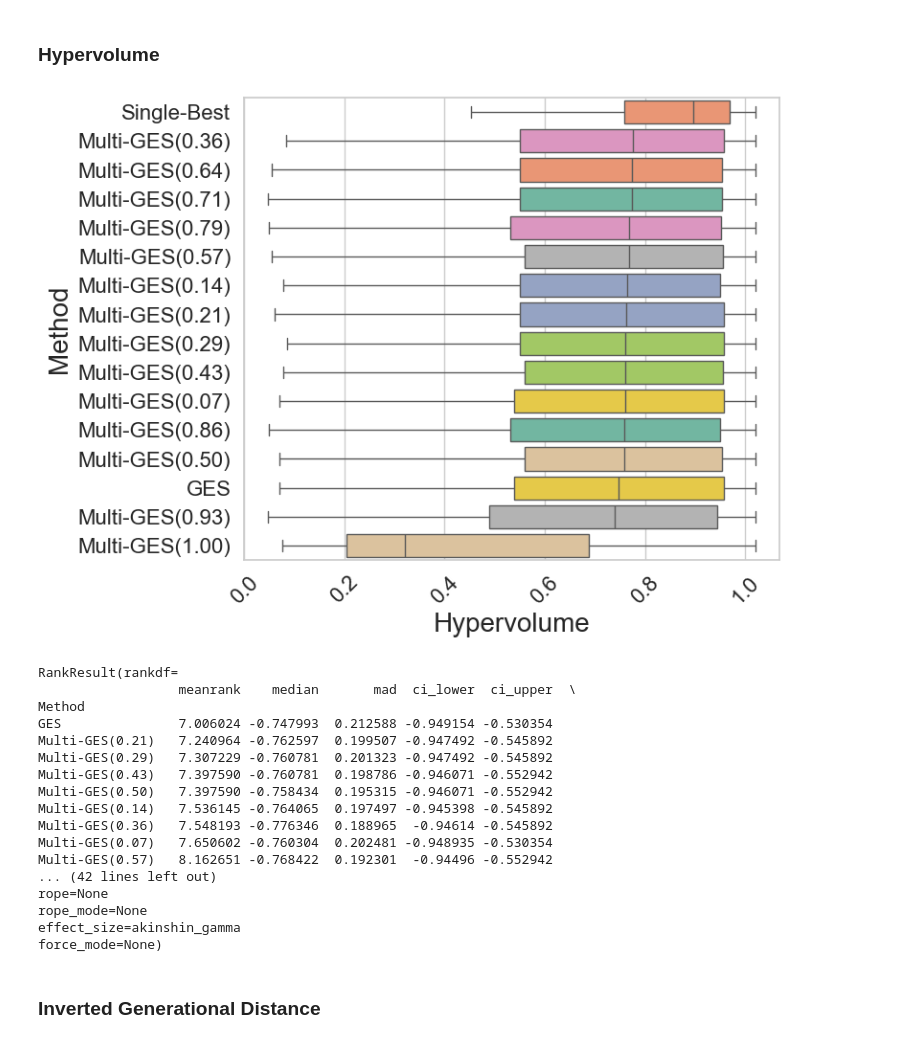
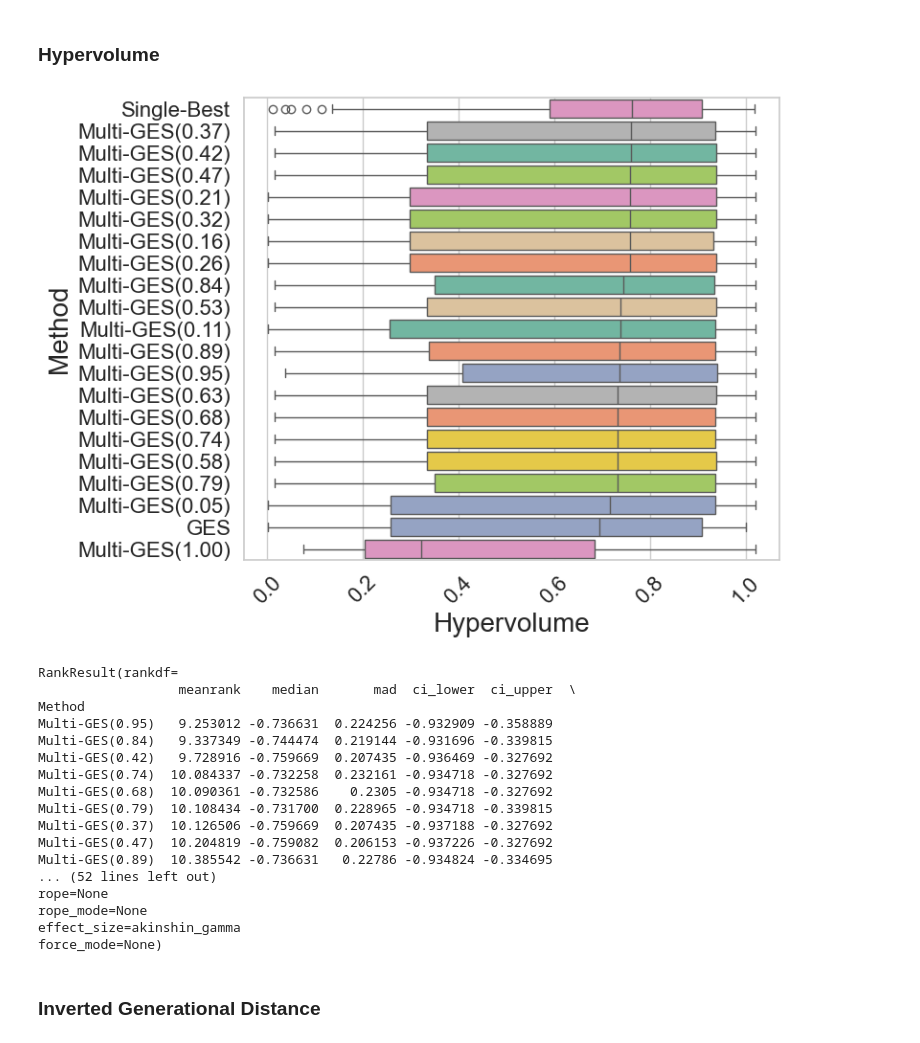
Before and after one commit to Atraxus/HA-ES, a Jupyter notebook: haes/plotting.ipynb, the cells around one changed output. Drawn from its saved outputs; the diff is of its cells as text; code cells hidden in the pictures.

```diff
--- a/haes/plotting.ipynb
+++ b/haes/plotting.ipynb
@@ -32,7 +32,7 @@ method_id_name_dict = {
     "MEMORY_QDO": "Memory-QDO-ES",
     "DISK_QDO": "Diskspace-QDO-ES",
 }
-infer_time_weights = np.linspace(0, 1, num=15)[1:]
+infer_time_weights = np.linspace(0, 1, num=20)[1:]
 infer_time_weights = np.round(infer_time_weights, 2)
 multi_ges_method_ids = [f"MULTI_GES-{time_weight:.2f}" for time_weight in infer_time_weights]
 multi_ges_method_names = [f"Multi-GES({time_weight:.2f})" for time_weight in infer_time_weights]
@@ -568,24 +570,24 @@ def plot_hypervolumes(all_hypervolumes, directory: str = "../plots/"):
 # %%
 methods = df["method_name"].unique() #[
     # "GES",
     # "Multi-GES(0.00)"
     # "Single-Best",
     # "QDO-ES",
     # "Infer-QDO-ES",
     # "Size-QDO-ES",
     # "Memory-QDO-ES",
     # "Diskspace-QDO-ES",
 # ]
 all_hypervolumes = {}
 
 for method in methods:
-    all_hypervolumes[method] = calculate_average_hypervolumes(df, method, ["negated_normalized_roc_auc", "normalized_memory"])
+    all_hypervolumes[method] = calculate_average_hypervolumes(df, method, ["negated_normalized_roc_auc", "normalized_time"])
 
 plot_hypervolumes(all_hypervolumes)
 hypervolumes_df = pd.DataFrame(all_hypervolumes)
 hypervolumes_df.to_csv("../data/hypervolumes.csv", index=False)
 # %% [output]
-[figure, old version]
+[figure, new version]
 # %%
 data = []
 for method, tasks in all_hypervolumes.items():
@@ -615,16 +617,16 @@ print(hv_result)
 RankResult(rankdf=
                   meanrank    median       mad  ci_lower  ci_upper  \
 Method
-GES               7.006024 -0.747993  0.212588 -0.949154 -0.530354
-Multi-GES(0.21)   7.240964 -0.762597  0.199507 -0.947492 -0.545892
-Multi-GES(0.29)   7.307229 -0.760781  0.201323 -0.947492 -0.545892
-Multi-GES(0.43)   7.397590 -0.760781  0.198786 -0.946071 -0.552942
-Multi-GES(0.50)   7.397590 -0.758434  0.195315 -0.946071 -0.552942
-Multi-GES(0.14)   7.536145 -0.764065  0.197497 -0.945398 -0.545892
-Multi-GES(0.36)   7.548193 -0.776346  0.188965  -0.94614 -0.545892
-Multi-GES(0.07)   7.650602 -0.760304  0.202481 -0.948935 -0.530354
-Multi-GES(0.57)   8.162651 -0.768422  0.192301  -0.94496 -0.552942
-... (42 lines left out)
+Multi-GES(0.95)   9.253012 -0.736631  0.224256 -0.932909 -0.358889
+Multi-GES(0.84)   9.337349 -0.744474  0.219144 -0.931696 -0.339815
+Multi-GES(0.42)   9.728916 -0.759669  0.207435 -0.936469 -0.327692
+Multi-GES(0.74)  10.084337 -0.732258  0.232161 -0.934718 -0.327692
+Multi-GES(0.68)  10.090361 -0.732586    0.2305 -0.934718 -0.327692
+Multi-GES(0.79)  10.108434 -0.731700  0.228965 -0.934718 -0.339815
+Multi-GES(0.37)  10.126506 -0.759669  0.207435 -0.937188 -0.327692
+Multi-GES(0.47)  10.204819 -0.759082  0.206153 -0.937226 -0.327692
+Multi-GES(0.89)  10.385542 -0.736631   0.22786 -0.934824 -0.334695
+... (52 lines left out)
 rope=None
 rope_mode=None
 effect_size=akinshin_gamma
```
Also changed, not shown: parts of 10 cells of this notebook, 6 other files.
